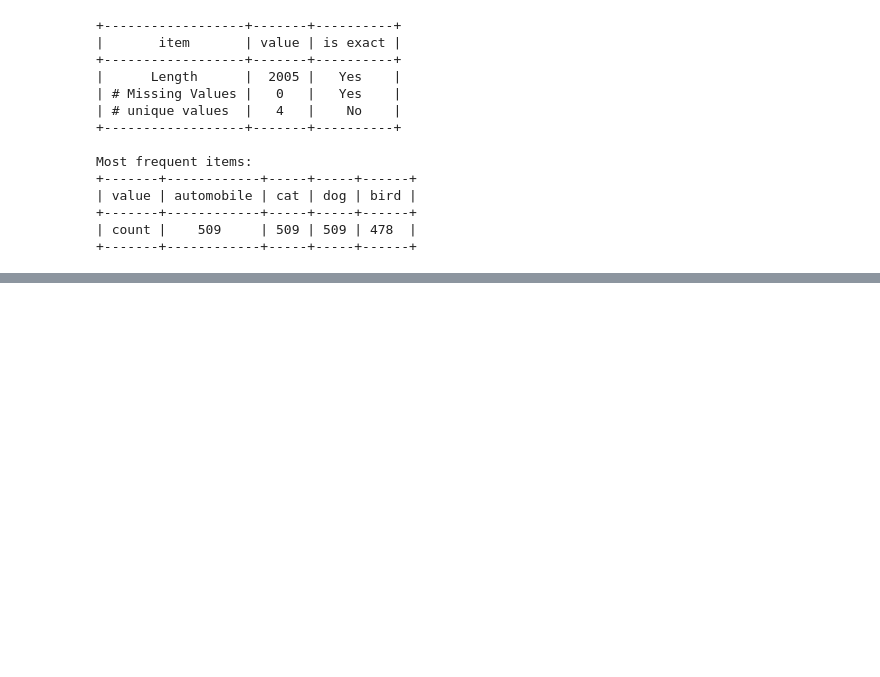
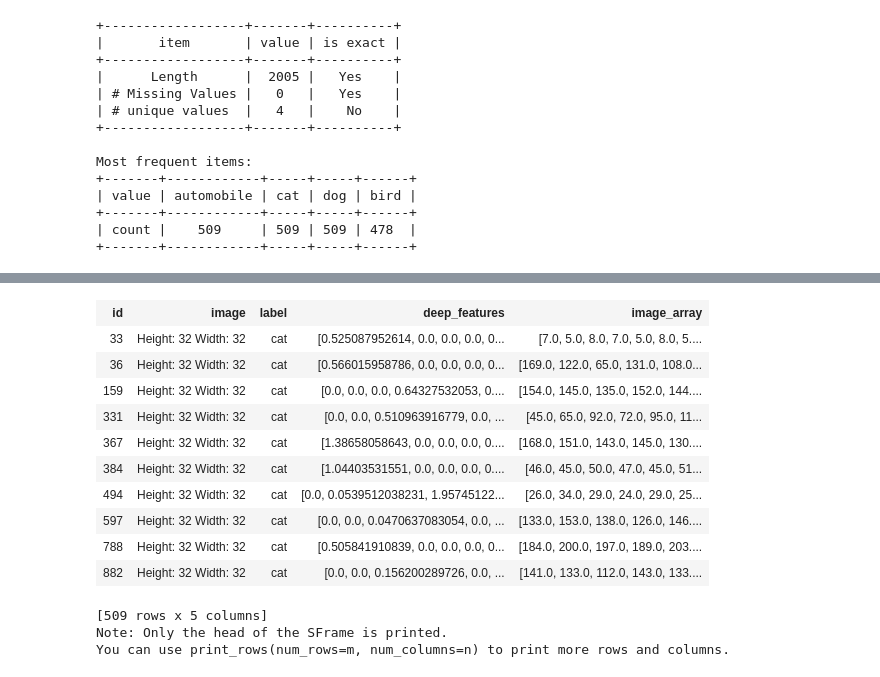
Before and after one commit to mrdhiraj/PythonPractices, a Jupyter notebook: MachineLearning/Week6DeepLearning/Deep Features for Image Classification.ipynb, the cells around one changed output, grey strips where cells are left out. Saved outputs shown, nothing was run; the diff lists cells and outputs as text; code cells hidden in the pictures; blank space fills up the shorter version.

```diff
--- a/MachineLearning/Week6DeepLearning/Deep Features for Image Classification.ipynb
+++ b/MachineLearning/Week6DeepLearning/Deep Features for Image Classification.ipynb
@@ -202,0 +202,5 @@ Most frequent items:
+# %%
+image_train_cat=image_train[image_train['label']=='cat']
+image_train_dog=image_train[image_train['label']=='dog']
+image_train_bird=image_train[image_train['label']=='bird']
+image_train_automobile=image_train[image_train['label']=='automobile']
@@ -202,0 +402,17 @@ Most frequent items:
+# %%
+image_train_cat
+# %% [output]
+| id | image | label | deep_features | image_array |
+| 33 | Height: 32 Width: 32 | cat | [0.525087952614, 0.0, 0.0, 0.0, 0... | [7.0, 5.0, 8.0, 7.0, 5.0, 8.0, 5.... |
+| 36 | Height: 32 Width: 32 | cat | [0.566015958786, 0.0, 0.0, 0.0, 0... | [169.0, 122.0, 65.0, 131.0, 108.0... |
+| 159 | Height: 32 Width: 32 | cat | [0.0, 0.0, 0.0, 0.64327532053, 0.... | [154.0, 145.0, 135.0, 152.0, 144.... |
+| 331 | Height: 32 Width: 32 | cat | [0.0, 0.0, 0.510963916779, 0.0, ... | [45.0, 65.0, 92.0, 72.0, 95.0, 11... |
+| 367 | Height: 32 Width: 32 | cat | [1.38658058643, 0.0, 0.0, 0.0, 0.... | [168.0, 151.0, 143.0, 145.0, 130.... |
+| 384 | Height: 32 Width: 32 | cat | [1.04403531551, 0.0, 0.0, 0.0, 0.... | [46.0, 45.0, 50.0, 47.0, 45.0, 51... |
+| 494 | Height: 32 Width: 32 | cat | [0.0, 0.0539512038231, 1.95745122... | [26.0, 34.0, 29.0, 24.0, 29.0, 25... |
+| 597 | Height: 32 Width: 32 | cat | [0.0, 0.0, 0.0470637083054, 0.0, ... | [133.0, 153.0, 138.0, 126.0, 146.... |
+| 788 | Height: 32 Width: 32 | cat | [0.505841910839, 0.0, 0.0, 0.0, 0... | [184.0, 200.0, 197.0, 189.0, 203.... |
+| 882 | Height: 32 Width: 32 | cat | [0.0, 0.0, 0.156200289726, 0.0, ... | [141.0, 133.0, 112.0, 143.0, 133.... |
+[509 rows x 5 columns]
+Note: Only the head of the SFrame is printed.
+You can use print_rows(num_rows=m, num_columns=n) to print more rows and columns.
```
Also changed, not shown: parts of 45 cells of this notebook.
